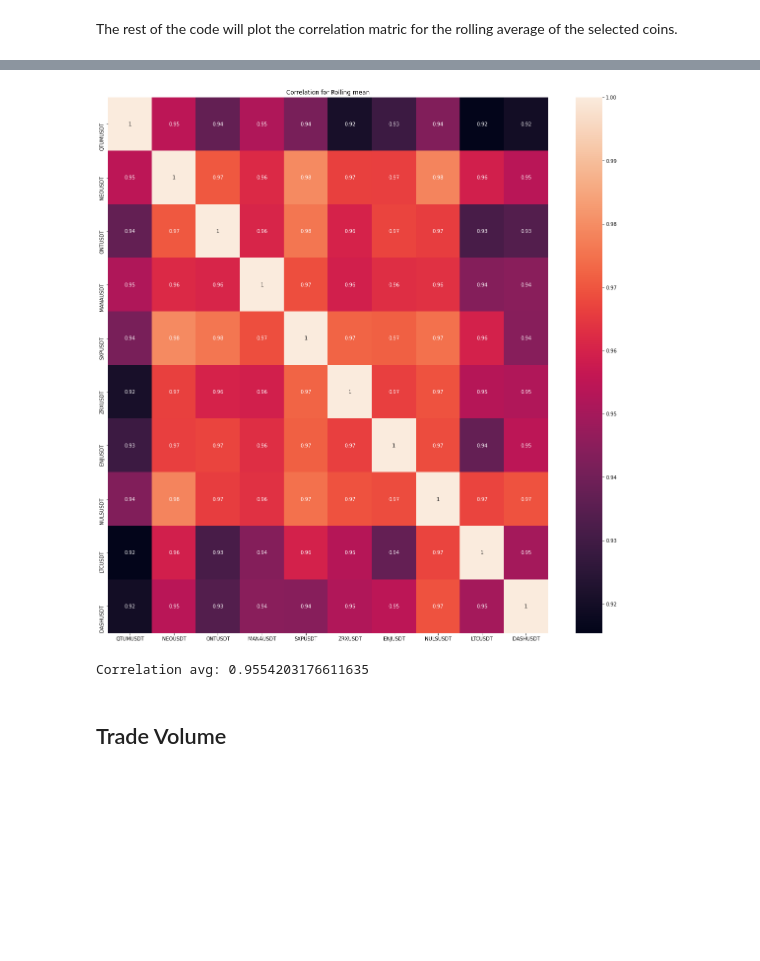
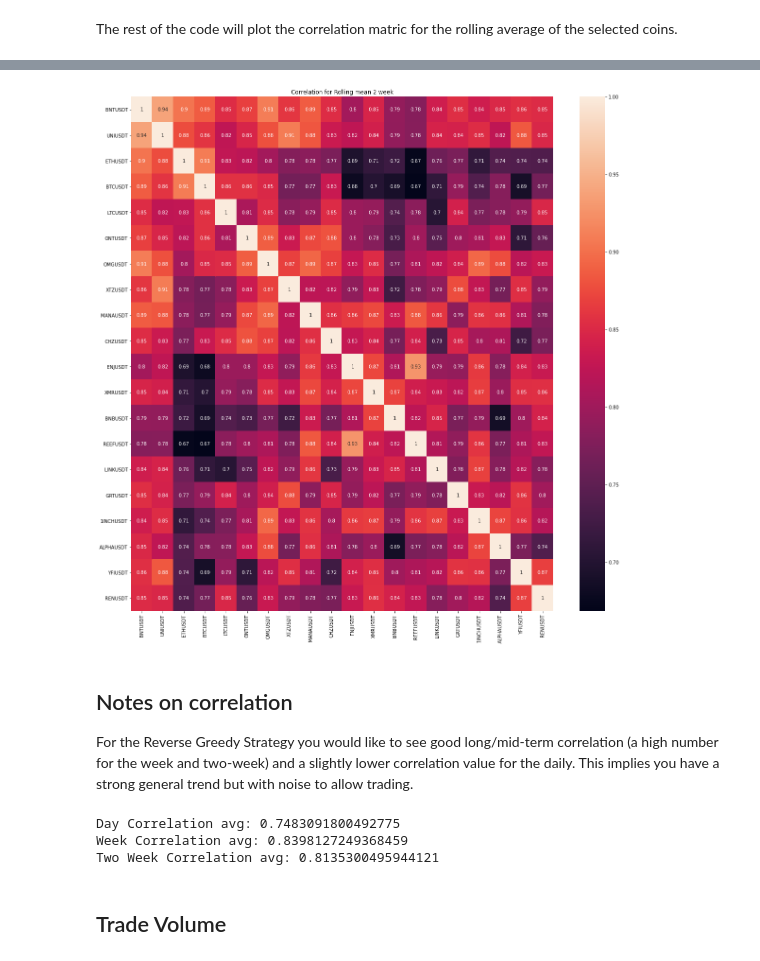
Before and after one commit to kentwar/binance_correlation_script, a Jupyter notebook: auto_coin_list.ipynb, the cells around one changed output, grey strips where cells are left out. Cells and saved outputs as stored; diff of their text form; code cells hidden in the pictures; blank space fills up the shorter version.

```diff
--- a/auto_coin_list.ipynb
+++ b/auto_coin_list.ipynb
@@ -181,3 +267,11 @@ The rest of the code will plot the correlation matric for the rolling average of
+# %%
+corrMatrixtwoweek = two_week_corr[coinlist].loc[coinlist]
+fig = plt.figure(figsize=(20,20))
+sn.heatmap(corrMatrixtwoweek, annot=True)
+plt.title('Correlation for Rolling mean 2 week')
+plt.show()
+# %% [output]
+[figure, added]
 # %%
 # Grab coin prices from binance server
 
@@ -191,26 +285,17 @@ coindata = get_ticker_price(coinlist[0],num_days , "1m")
 for tick in coinlist[1:]:
     newdata = get_ticker_price(tick,num_days , "1m")
     coindata = pd.merge(coindata, newdata)
-# %%
-### Examine the trend of the rolling average
-
-radf2 = pd.DataFrame()
-
-for column in coindata:
-    if column != 'date':
-        radf2[column] = coindata[column].rolling(window=3).mean()
-
-corrMatrix = radf2.corr()
-fig = plt.figure(figsize=(20,20))
-sn.heatmap(corrMatrix, annot=True)
-plt.title('Correlation for Rolling mean')
-plt.show()
-# %% [output]
-[figure, removed]
-# %%
-print(f"Correlation avg: {corrMatrix.values[np.triu_indices_from(corrMatrix.values,1)].mean()}")
-# %% [output]
-Correlation avg: 0.9554203176611635
+# %% [markdown]
+## Notes on correlation
+For the Reverse Greedy Strategy you would like to see good long/mid-term correlation (a high number for the week and two-week) and a slightly lower correlation value for the daily. This implies you have a strong general trend but with noise to allow trading.
+# %%
+print(f"Day Correlation avg: {corrMatrixday.values[np.triu_indices_from(corrMatrix.values,1)].mean()}")
+print(f"Week Correlation avg: {corrMatrixweek.values[np.triu_indices_from(corrMatrix.values,1)].mean()}")
+print(f"Two Week Correlation avg: {corrMatrixtwoweek.values[np.triu_indices_from(corrMatrix.values,1)].mean()}")
+# %% [output]
+Day Correlation avg: 0.7483091800492775
+Week Correlation avg: 0.8398127249368459
+Two Week Correlation avg: 0.8135300495944121
 # %% [markdown]
 ## Trade Volume
 # %% [markdown]
```
Also changed, not shown: parts of 13 cells of this notebook.
